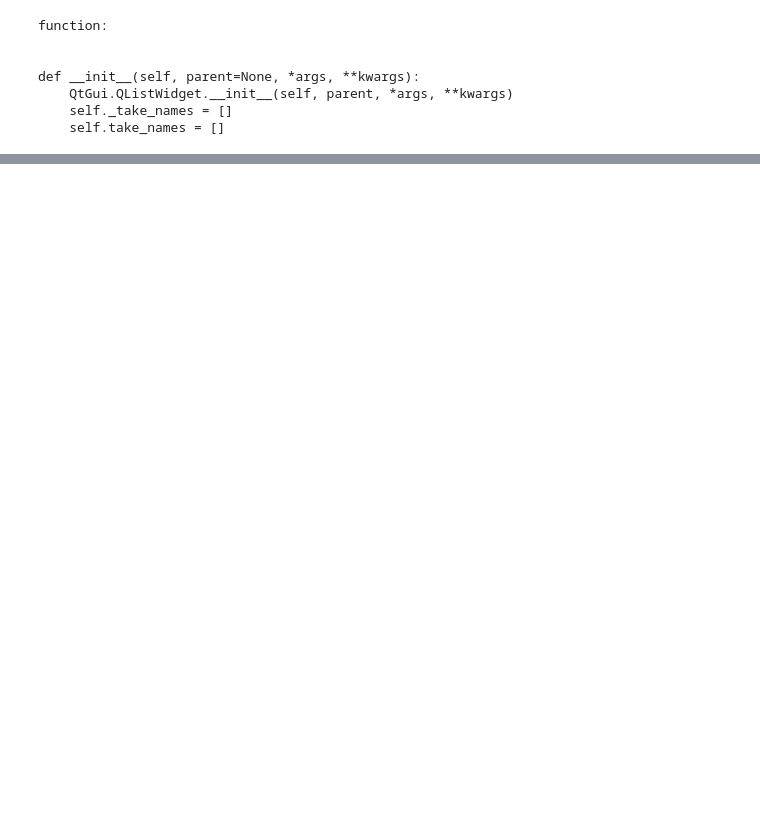
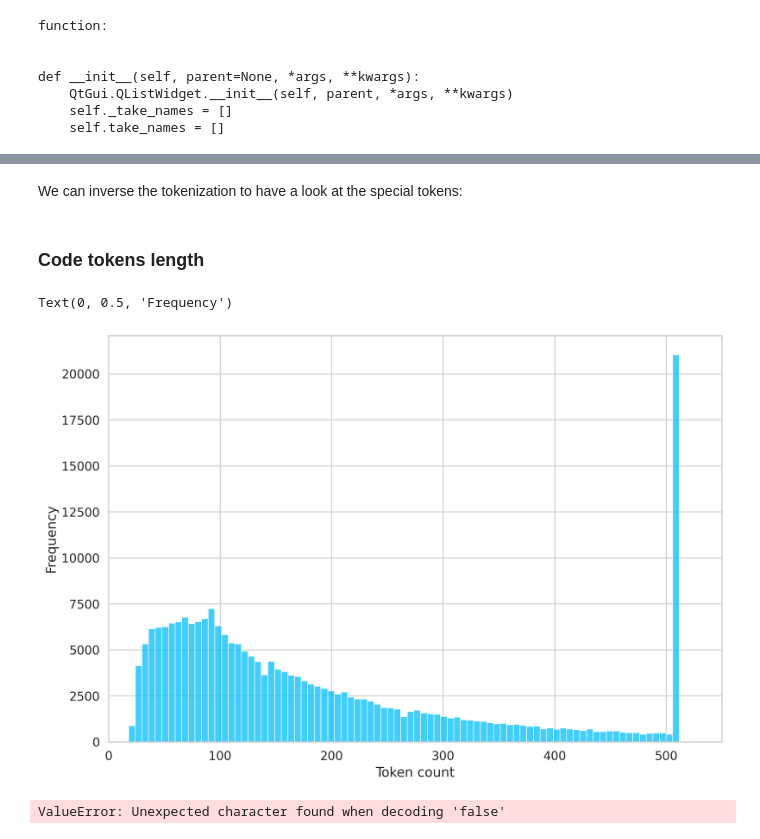
Before and after one commit to Jirigesi/attentionBias, a Jupyter notebook: test_tokenizer.ipynb, the cells around one changed output, grey strips where cells are left out. Saved outputs shown, nothing was run; the diff lists cells and outputs as text; code cells hidden in the pictures; blank space fills up the shorter version.

```diff
--- a/test_tokenizer.ipynb
+++ b/test_tokenizer.ipynb
@@ -102,0 +81,2 @@ tokenizer.mappings
+# %%
+sample_code = df['function'][0]
@@ -102,0 +106,12 @@ tokenizer.mappings
+# %%
+encoding = tokenizer.encode_plus(
+  sample_code,
+  max_length=32,
+  add_special_tokens=True, # Add '[CLS]' and '[SEP]'
+  return_token_type_ids=False,
+  pad_to_max_length=True,
+  truncation=True,
+  return_attention_mask=True,
+  return_tensors='pt',  # Return PyTorch tensors
+)
+encoding.keys()
@@ -102,0 +128,19 @@ tokenizer.mappings
+# %% [markdown]
+We can inverse the tokenization to have a look at the special tokens:
+# %%
+tokens = tokenizer.convert_ids_to_tokens(encoding['input_ids'][0])
+# %% [markdown]
+### Code tokens length
+# %%
+token_lens = []
+for code in df.function:
+  tokens = tokenizer.encode(code, max_length=512)
+  token_lens.append(len(tokens))
+# %%
+sns.histplot(token_lens)
+plt.xlim([0, 550])
+plt.xlabel('Token count')
+plt.ylabel('Frequency')
+# %% [output]
+Text(0, 0.5, 'Frequency')
+[figure, added]
@@ -102,0 +156,6 @@ tokenizer.mappings
+# %%
+for batch in loader:
+    print(batch)
+    break
+# %% [output]
+ValueError: Unexpected character found when decoding 'false'
```
Also changed, not shown: parts of 37 cells of this notebook, 2 other files.
